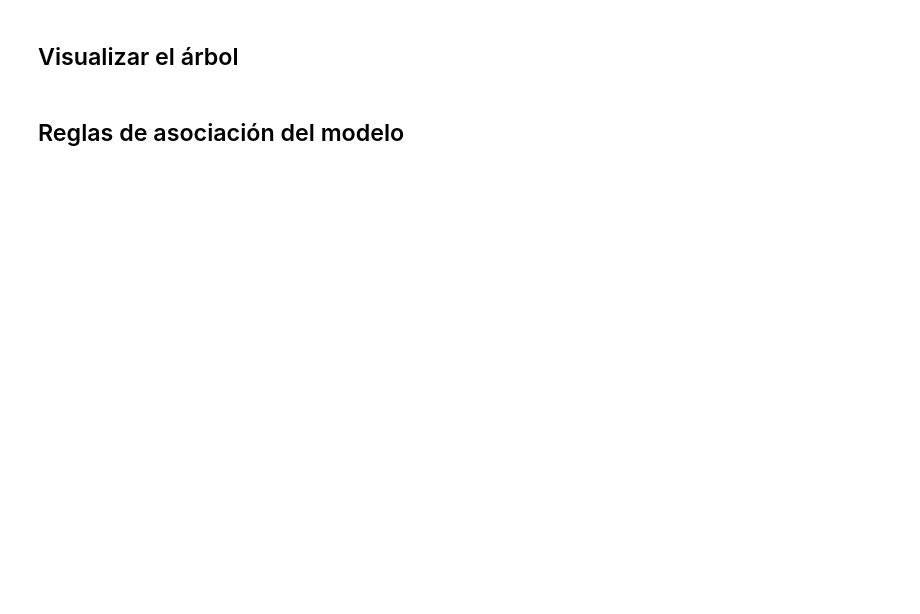
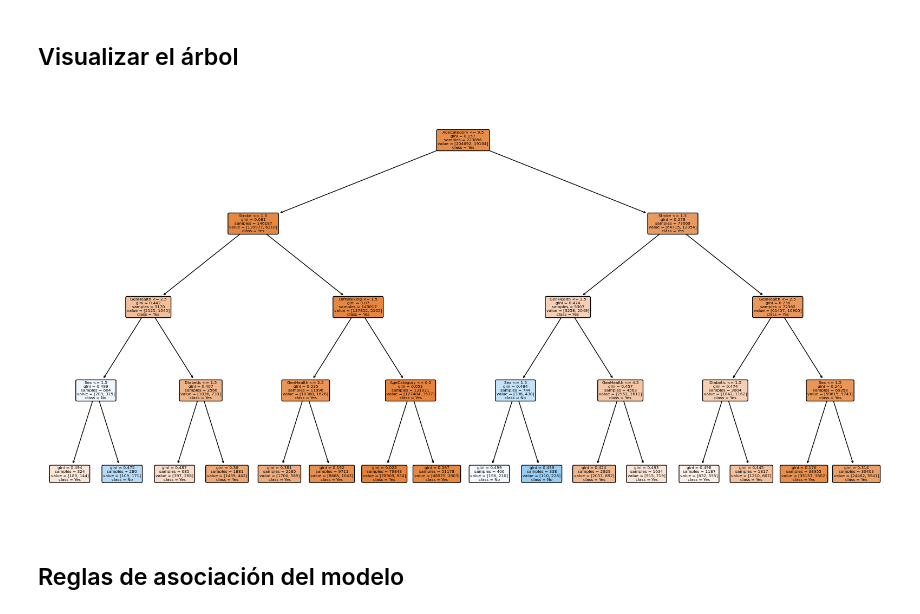
Before and after one commit to rpizarrog/innovacion-empresarial, a Jupyter notebook: notebook_python/Caso_13_Árboles_de_Clasificación_Daños_al_corazón.ipynb, the cells around one changed output. Saved outputs shown, nothing was run; the diff lists cells and outputs as text; code cells hidden in the pictures; blank space fills up the shorter version.

```diff
--- a/notebook_python/Caso_13_Árboles_de_Clasificación_Daños_al_corazón.ipynb
+++ b/notebook_python/Caso_13_Árboles_de_Clasificación_Daños_al_corazón.ipynb
@@ -283,7 +284,7 @@ display(visualizar)
 start_time = time.time()
 
 # Cear modelo
-modelo = DecisionTreeClassifier()
+modelo = DecisionTreeClassifier(max_depth=4)  # Limita la profundidad a 4, se puede modificar)
 modelo.fit(X_train, y_train)
 
 # Marcar el tiempo de finalización
@@ -298,4 +329,14 @@ El tiempo de ejecución fue de 4.995262145996094 segundos.
 # %% [markdown]
 ## Visualizar el árbol
+# %%
+import matplotlib.pyplot as plt
+from sklearn.tree import plot_tree
+
+# Asumiendo que `modelo` es el modelo de árbol de decisión entrenado.
+plt.figure(figsize=(20,10))
+plot_tree(modelo, filled=True, rounded=True, class_names=["Yes", "No"], feature_names=X_train.columns)
+plt.show()
+# %% [output]
+[figure, added]
 # %% [markdown]
 ## Reglas de asociación del modelo
```
Also changed, not shown: parts of 5 cells of this notebook.
